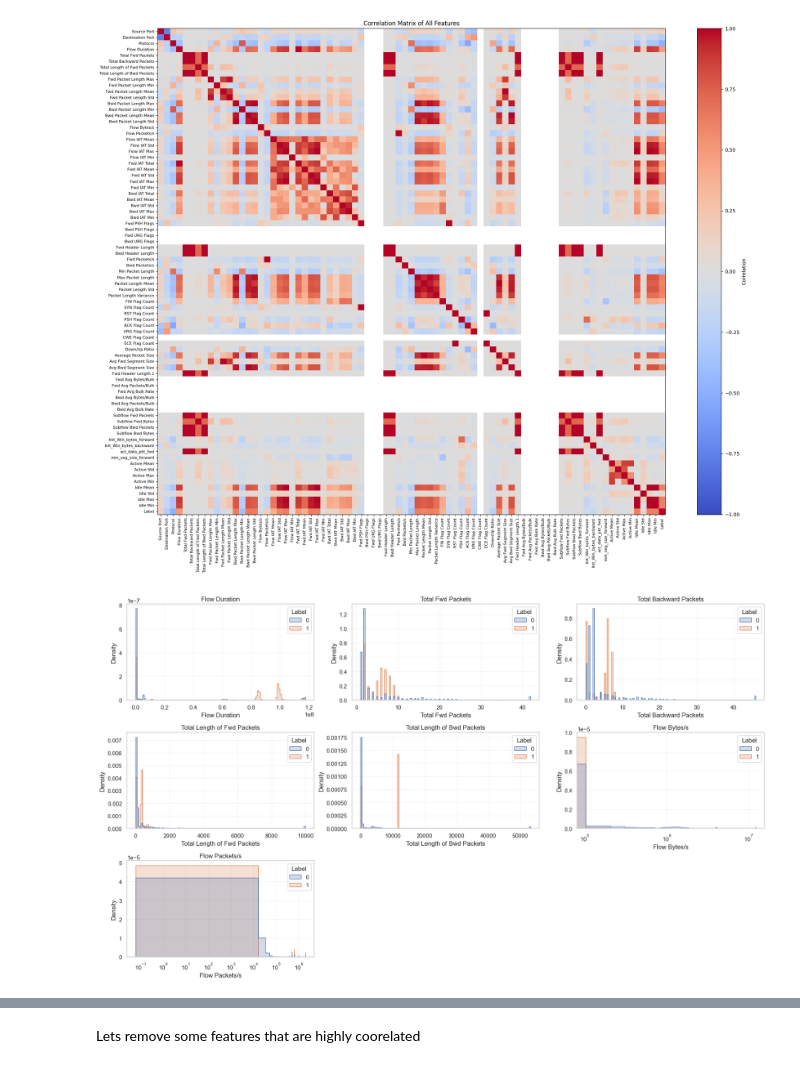
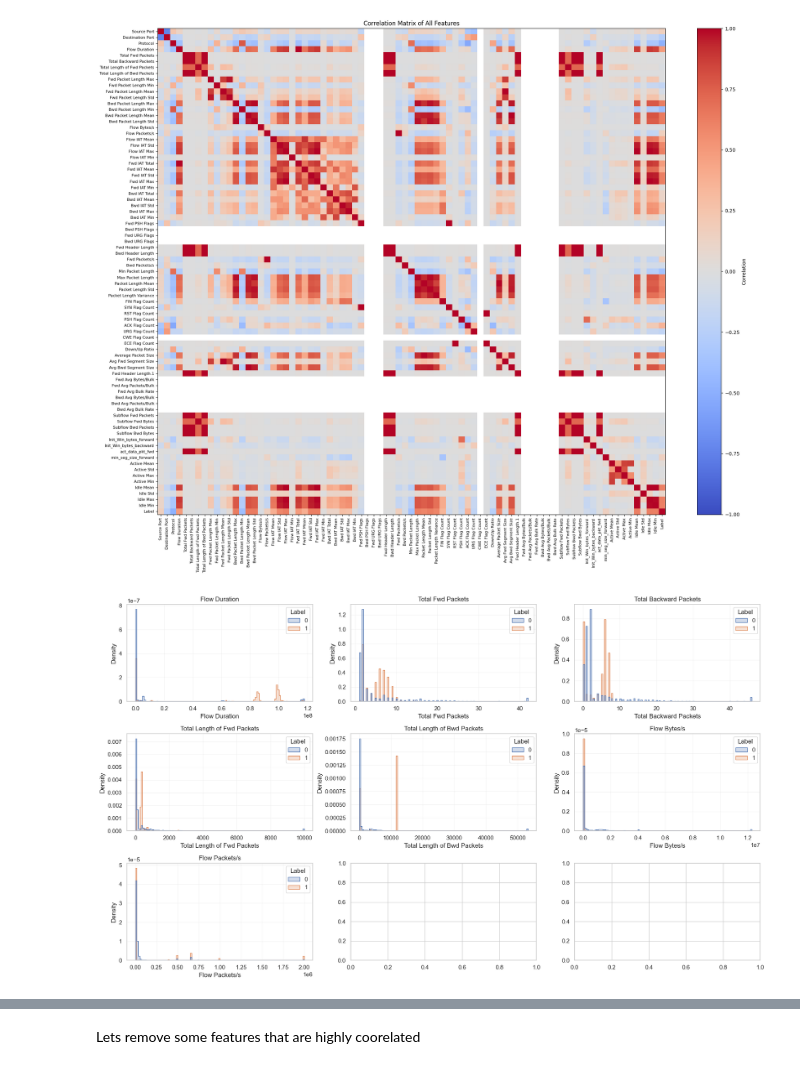
Before and after one commit to BrianColclough/applied-machine-learning, a Jupyter notebook: Module 10/assignment-10_Colclough.ipynb, the cells around one changed output, grey strips where cells are left out. Drawn from its saved outputs; the diff is of its cells as text; code cells hidden in the pictures.

```diff
--- a/Module 10/assignment-10_Colclough.ipynb
+++ b/Module 10/assignment-10_Colclough.ipynb
@@ -272,9 +272,7 @@ sns.set_theme(style="whitegrid")
 
 
 def plot_histograms_by_label(df: pd.DataFrame, features, label_col: str = 'Label', bins: int = 100,
-                              clip_quantiles=(0.01, 0.99), log_scale_features=None) -> None:
-    if log_scale_features is None:
-        log_scale_features = set()
+                              clip_quantiles=(0.01, 0.99)) -> None:
     num_features = len(features)
     num_cols = 3
     num_rows = math.ceil(num_features / num_cols)
@@ -294,38 +292,31 @@ def plot_histograms_by_label(df: pd.DataFrame, features, label_col: str = 'Label
             hue=label_col,
             bins=bins,
             stat='density',
             common_norm=False,
             element='step',
             ax=ax
         )
-        if feature in (log_scale_features or set()):
-            ax.set_xscale('log')
         ax.set_title(feature)
         ax.grid(True, alpha=0.2)
-
-    # Remove any unused axes (when features % 3 != 0)
-    for j in range(num_features, len(axes)):
-        fig.delaxes(axes[j])
 
     plt.tight_layout()
     plt.show()
 
 
 features_to_plot = [
     'Flow Duration',
     'Total Fwd Packets',
     'Total Backward Packets',
     'Total Length of Fwd Packets',
     'Total Length of Bwd Packets',
     'Flow Bytes/s',
     'Flow Packets/s'
 ]
 
 plot_histograms_by_label(
     dataset_1,
     features_to_plot,
     bins=120,
-    log_scale_features={'Flow Bytes/s', 'Flow Packets/s'}
 )
 # %% [output]
-[figure, old version]
+[figure, new version]
```
Also changed, not shown: parts of 22 cells of this notebook, 14 other files.
